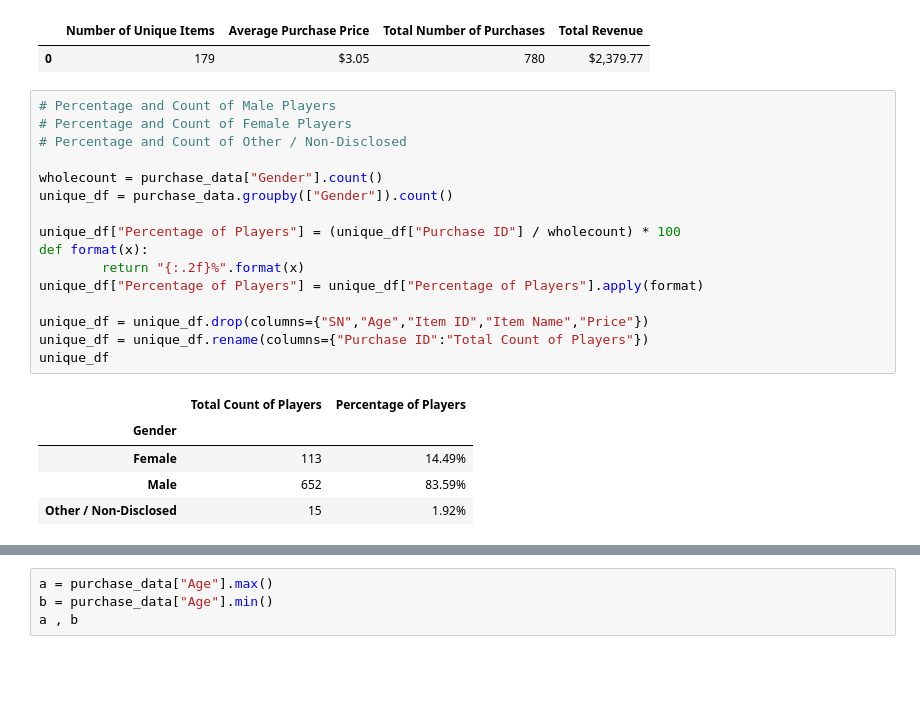
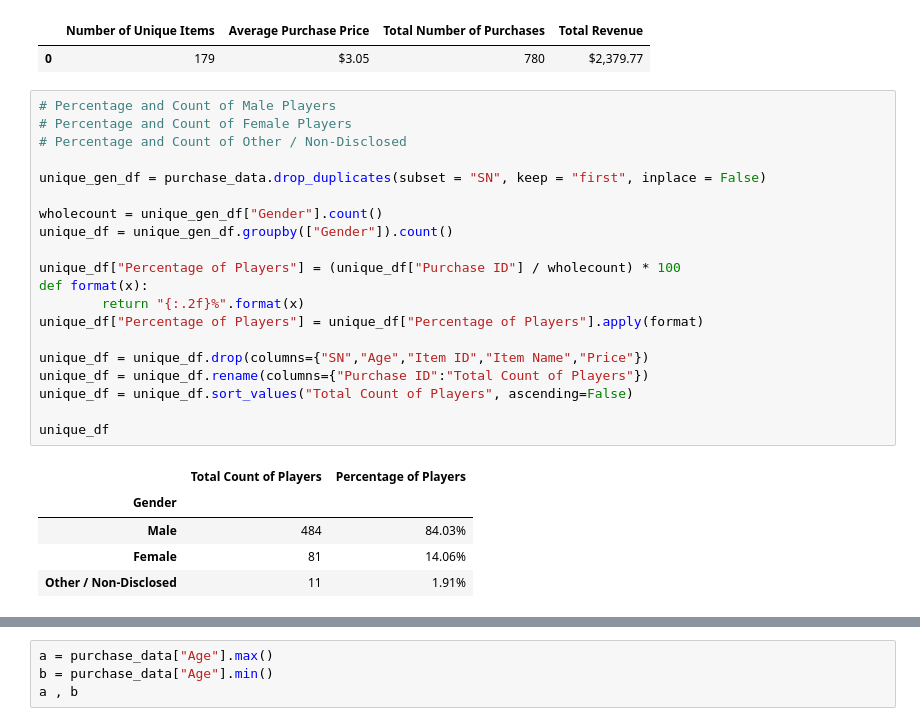
Before and after one commit to smith-ashton/pandas-challenge, a Jupyter notebook: HeroesOfPymoli/Heroes_Of_Pymoli.ipynb, the cells around one changed output, grey strips where cells are left out. Saved outputs shown, nothing was run; the diff lists cells and outputs as text; blank space fills up the shorter version.

```diff
--- a/HeroesOfPymoli/Heroes_Of_Pymoli.ipynb
+++ b/HeroesOfPymoli/Heroes_Of_Pymoli.ipynb
@@ -43,25 +43,29 @@ purchase_summary_df
 # %%
 # Percentage and Count of Male Players
 # Percentage and Count of Female Players
 # Percentage and Count of Other / Non-Disclosed
 
-wholecount = purchase_data["Gender"].count()
-unique_df = purchase_data.groupby(["Gender"]).count()
+unique_gen_df = purchase_data.drop_duplicates(subset = "SN", keep = "first", inplace = False)
+
+wholecount = unique_gen_df["Gender"].count()
+unique_df = unique_gen_df.groupby(["Gender"]).count()
 
 unique_df["Percentage of Players"] = (unique_df["Purchase ID"] / wholecount) * 100
 def format(x):
         return "{:.2f}%".format(x)
 unique_df["Percentage of Players"] = unique_df["Percentage of Players"].apply(format)
 
 unique_df = unique_df.drop(columns={"SN","Age","Item ID","Item Name","Price"})
 unique_df = unique_df.rename(columns={"Purchase ID":"Total Count of Players"})
+unique_df = unique_df.sort_values("Total Count of Players", ascending=False)
+
 unique_df
 # %% [output]
 |  | Total Count of Players | Percentage of Players |
 | Gender |  |  |
-| Female | 113 | 14.49% |
-| Male | 652 | 83.59% |
-| Other / Non-Disclosed | 15 | 1.92% |
+| Male | 484 | 84.03% |
+| Female | 81 | 14.06% |
+| Other / Non-Disclosed | 11 | 1.91% |
 # %%
 # The below each broken by gender
 gender_needed = pd.DataFrame(purchase_data, columns=["SN","Gender","Purchase ID","Price"])
```
Also changed, not shown: parts of 4 cells of this notebook, 1 other file.
